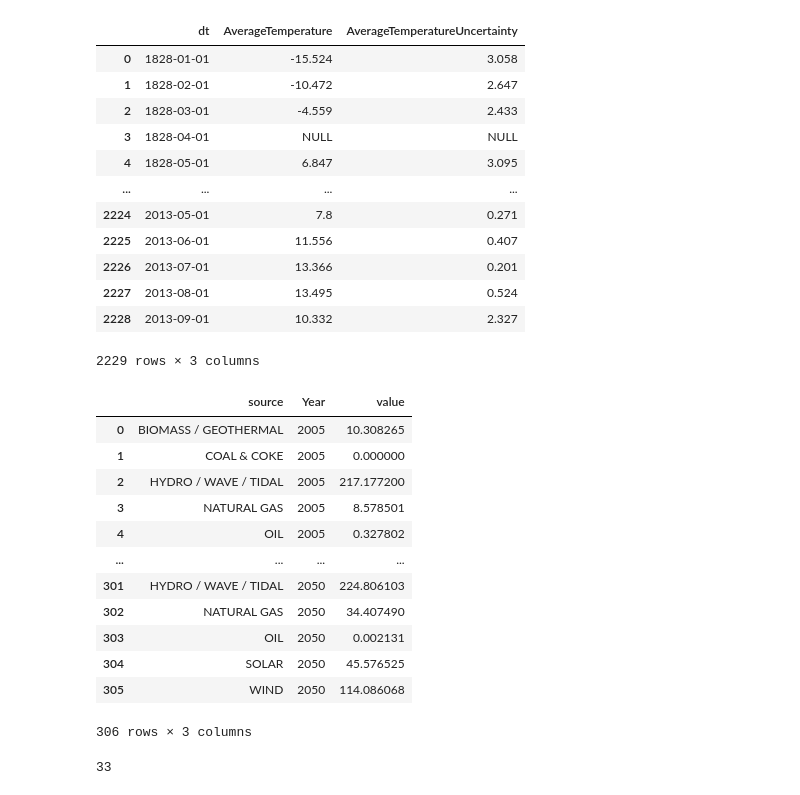
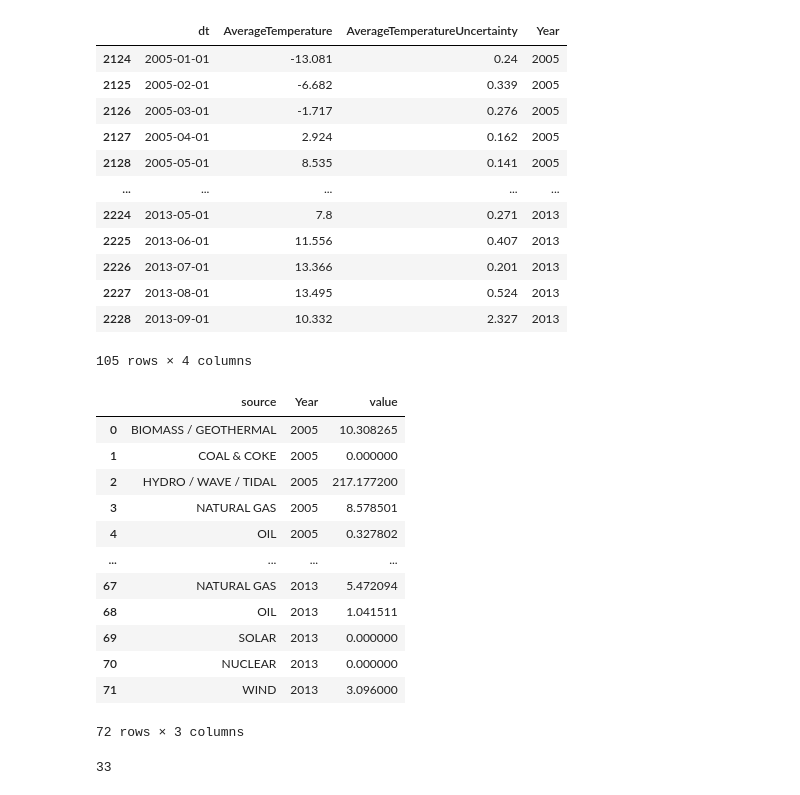
Before and after one commit to mcgillies/CPSC368, a Jupyter notebook: insertgeneration.ipynb, the cells around one changed output. Cells and saved outputs as stored; diff of their text form; code cells hidden in the pictures.

```diff
--- a/insertgeneration.ipynb
+++ b/insertgeneration.ipynb
@@ -5,19 +5,22 @@ import numpy as np
 # %%
 et = pd.read_csv("data/earth_temp_updated.csv")
 et = et.fillna("NULL")
+et['Year'] = et['dt'].str.slice(0,4)
+et['Year'] = et['Year'].astype(int)
+et = et[(et['Year'] > 2004) & (et['Year'] < 2014)]
 et
 # %% [output]
-|  | dt | AverageTemperature | AverageTemperatureUncertainty |
-| 0 | 1828-01-01 | -15.524 | 3.058 |
-| 1 | 1828-02-01 | -10.472 | 2.647 |
-| 2 | 1828-03-01 | -4.559 | 2.433 |
-| 3 | 1828-04-01 | NULL | NULL |
-| 4 | 1828-05-01 | 6.847 | 3.095 |
-| ... | ... | ... | ... |
-| 2224 | 2013-05-01 | 7.8 | 0.271 |
-| 2225 | 2013-06-01 | 11.556 | 0.407 |
-| 2226 | 2013-07-01 | 13.366 | 0.201 |
-| 2227 | 2013-08-01 | 13.495 | 0.524 |
-| 2228 | 2013-09-01 | 10.332 | 2.327 |
+|  | dt | AverageTemperature | AverageTemperatureUncertainty | Year |
+| 2124 | 2005-01-01 | -13.081 | 0.24 | 2005 |
+| 2125 | 2005-02-01 | -6.682 | 0.339 | 2005 |
+| 2126 | 2005-03-01 | -1.717 | 0.276 | 2005 |
+| 2127 | 2005-04-01 | 2.924 | 0.162 | 2005 |
+| 2128 | 2005-05-01 | 8.535 | 0.141 | 2005 |
+| ... | ... | ... | ... | ... |
+| 2224 | 2013-05-01 | 7.8 | 0.271 | 2013 |
+| 2225 | 2013-06-01 | 11.556 | 0.407 | 2013 |
+| 2226 | 2013-07-01 | 13.366 | 0.201 | 2013 |
+| 2227 | 2013-08-01 | 13.495 | 0.524 | 2013 |
+| 2228 | 2013-09-01 | 10.332 | 2.327 | 2013 |
-2229 rows × 3 columns
+105 rows × 4 columns
 # %%
@@ -36,6 +39,7 @@ pc = pd.read_csv("data/BC_Power_Generation_updated.csv")
 pc = pc[['source', 'year', 'value']]
 pc = pc.rename(columns = {'year':'Year'})
 pc = pc.fillna("NULL")
+pc = pc[(pc['Year'] > 2004) & (pc['Year'] < 2014)]
 pc
 # %% [output]
 |  | source | Year | value |
@@ -45,12 +49,12 @@ pc
 | 3 | NATURAL GAS | 2005 | 8.578501 |
 | 4 | OIL | 2005 | 0.327802 |
 | ... | ... | ... | ... |
-| 301 | HYDRO / WAVE / TIDAL | 2050 | 224.806103 |
-| 302 | NATURAL GAS | 2050 | 34.407490 |
-| 303 | OIL | 2050 | 0.002131 |
-| 304 | SOLAR | 2050 | 45.576525 |
-| 305 | WIND | 2050 | 114.086068 |
+| 67 | NATURAL GAS | 2013 | 5.472094 |
+| 68 | OIL | 2013 | 1.041511 |
+| 69 | SOLAR | 2013 | 0.000000 |
+| 70 | NUCLEAR | 2013 | 0.000000 |
+| 71 | WIND | 2013 | 3.096000 |
-306 rows × 3 columns
+72 rows × 3 columns
 # %%
 sql_file.write("\n")
 sql_file.write("--now add in power generated data")
```
Also changed, not shown: parts of 8 cells of this notebook, 1 other file.
